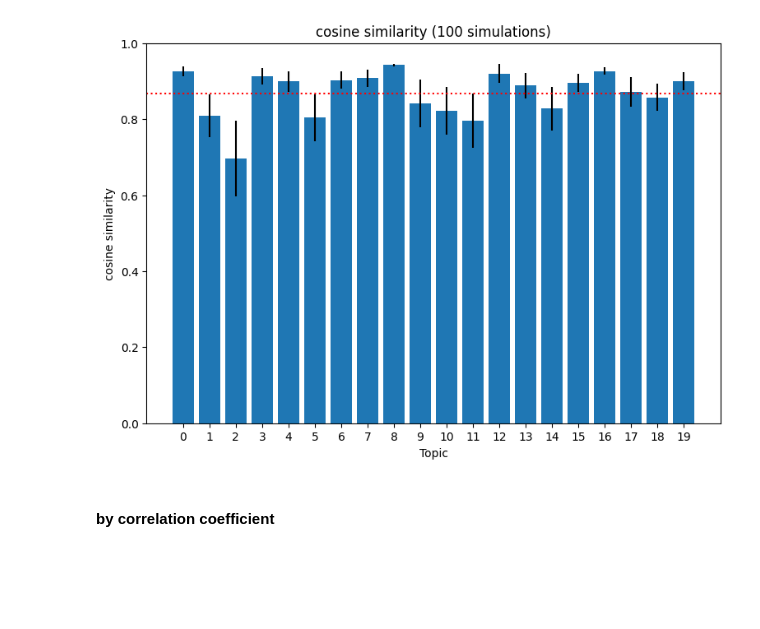
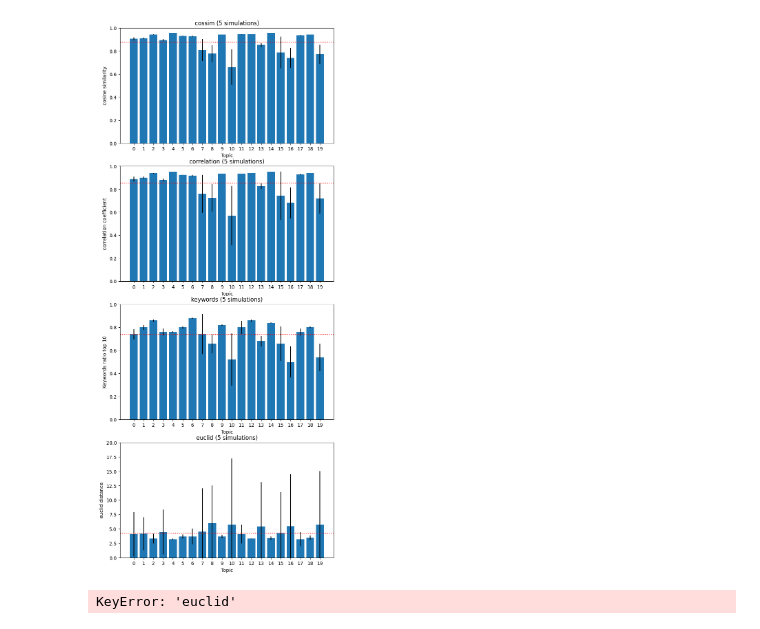
Before and after one commit to benjamin-kohler/generalized_topic_model, a Jupyter notebook: notebooks/simulation_lda.ipynb, the cells around one changed output. Drawn from its saved outputs; the diff is of its cells as text; code cells hidden in the pictures; blank space fills up the shorter version.

```diff
--- a/notebooks/simulation_lda.ipynb
+++ b/notebooks/simulation_lda.ipynb
@@ -22,9 +11,0 @@ from simulation import *
-# %%
-num_topics = 20
-num_simulations = 100
-doc_args = {"min_words": 50,"max_words": 100,"num_docs": 5000,"voc_size": 1000}
-
-
-s = Simulator(model_type="lda",num_topics=num_topics,num_silulations=num_simulations)
-s.generate_docs(is_output=True,doc_args=doc_args)
-s.estimate_distributions(is_output=True)
@@ -60,18 +67,45 @@ df_cossim = calculate_score(
+# %%
+fig = plt.figure(figsize=(10,10),facecolor="white", tight_layout=True)
+ax1 = fig.add_subplot(2, 2, 1,xlabel="Topic", ylabel="cosine similarity")
+ax2 = fig.add_subplot(2, 2, 2, xlabel="Topic", ylabel="correlation coefficient")
+ax3 = fig.add_subplot(2, 2, 3, xlabel="Topic", ylabel="Keywords ratio top 10")
+ax4 = fig.add_subplot(2, 2, 4, xlabel="Topic", ylabel="euclid distance")
+score_type_list = ["cossim","correlation","keywords", "euclid"]
+ax_list = [ax1,ax2,ax3,ax4]
+for i,score_type in enumerate(score_type_list):
+    df_score_res = pd.DataFrame(score_dict[score_type],columns=["Topic{}".format(i) for i in range(num_topics)])
+    x = np.arange(num_topics)
+    mean = df_score_res.mean()
+    var = df_score_res.var()
+    ax_list[i].bar(x, mean, yerr=var)
+    ax_list[i].axhline(mean.mean(), color='r', linestyle='dotted')
+    if i ==3:
+        ax_list[i].set_ylim(0, 10)
+    else:
+        ax_list[i].set_ylim(0, 1)
+    ax_list[i].set_xticks(range(num_topics))
+    ax_list[i].set_title("{} ({} simulations) {} - {}".format(score_type_list[i],num_simulations,gtm_model_args["doc_topic_prior"],gtm_model_args["decoder_type"]))
+    # plt.savefig("../fig/{}_{}_{}_{}.png".format(model_type,score_type,gtm_model_args["doc_topic_prior"],gtm_model_args["decoder_type"]))
+plt.subplots_adjust(hspace=0.4)
+plt.show()
+# %% [output]
+[figure, added]
 # %%
+score_type = "euclid"
+df_score_res = pd.DataFrame(score_dict[score_type],columns=["Topic{}".format(i) for i in range(num_topics)])
+
 fig, ax = plt.subplots(figsize=(9, 6))
 x = np.arange(num_topics)
-cossim_mean = df_cossim.mean()
-cossim_var = df_cossim.var()
-ax.bar(x, cossim_mean, yerr=cossim_var)
-ax.axhline(cossim_mean.mean(), color='r', linestyle='dotted')
-ax.set_ylim(0, 1)
+mean = df_score_res.mean()
+var = df_score_res.var()
+ax.bar(x, mean, yerr=var)
+ax.axhline(mean.mean(), color='r', linestyle='dotted')
+ax.set_ylim(-2.5, 20)
 ax.set_xlabel("Topic")
 ax.set_xticks(range(num_topics))
-ax.set_ylabel("cosine similarity")
-ax.set_title("cosine similarity ({} simulations)".format(num_simulations))
-plt.savefig("../../lda_cossim.png")
+ax.set_ylabel("Euclid distance")
+ax.set_title("Euclid distance ({} simulations)".format(num_simulations))
+plt.savefig("../fig/{}_{}.png".format(model_type,score_type))
 plt.show()
 # %% [output]
-[figure, removed]
+KeyError: 'euclid'
-# %% [markdown]
-#### by correlation coefficient
```
Also changed, not shown: parts of 21 cells of this notebook, 4 other files.
